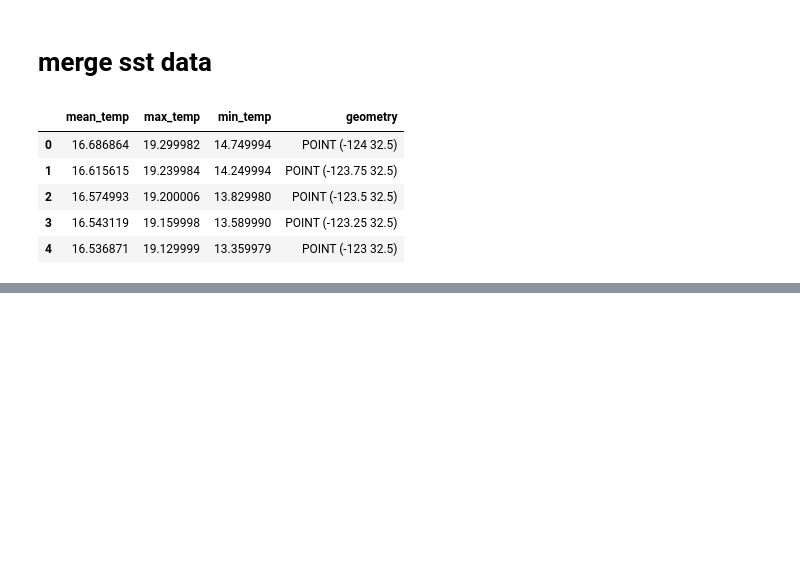
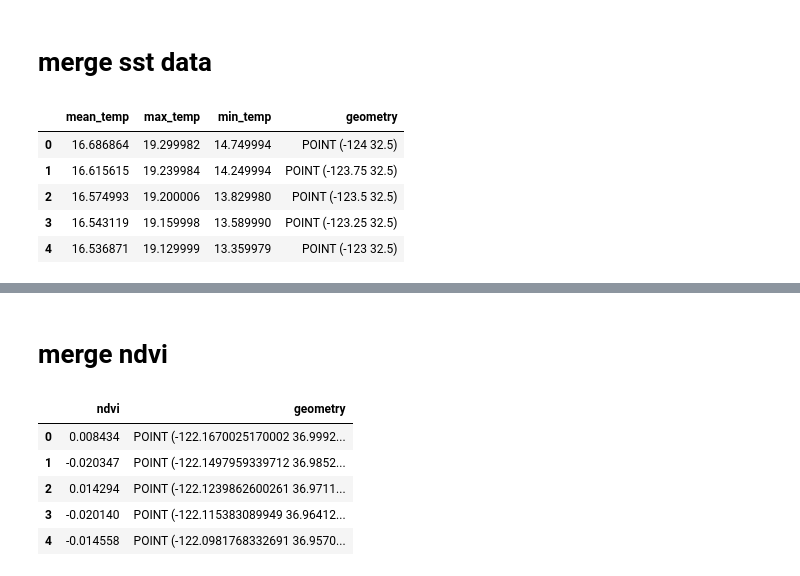
Before and after one commit to UCB-MIDS/Kelp-Capstone, a Jupyter notebook: pipeline/combine_data.ipynb, the cells around one changed output, grey strips where cells are left out. Drawn from its saved outputs; the diff is of its cells as text; code cells hidden in the pictures; blank space fills up the shorter version.

```diff
--- a/pipeline/combine_data.ipynb
+++ b/pipeline/combine_data.ipynb
@@ -491,0 +490,15 @@ grid_df.head()
+# %% [markdown]
+# merge ndvi
+# %%
+ndvi = pd.read_csv('../spectral/ndvi.csv')
+geom = ndvi.apply(lambda x : Point([x['lon'],x['lat']]), axis=1)
+ndvi = gpd.GeoDataFrame(ndvi, geometry = geom, crs = {'init' : 'epsg:4326'})
+ndvi.drop(['lat','lon'], axis=1, inplace=True)
+ndvi.head()
+# %% [output]
+|  | ndvi | geometry |
+| 0 | 0.008434 | POINT (-122.1670025170002 36.9992... |
+| 1 | -0.020347 | POINT (-122.1497959339712 36.9852... |
+| 2 | 0.014294 | POINT (-122.1239862600261 36.9711... |
+| 3 | -0.020140 | POINT (-122.115383089949 36.96412... |
+| 4 | -0.014558 | POINT (-122.0981768332691 36.9570... |
```
Also changed, not shown: parts of 2 cells of this notebook.
